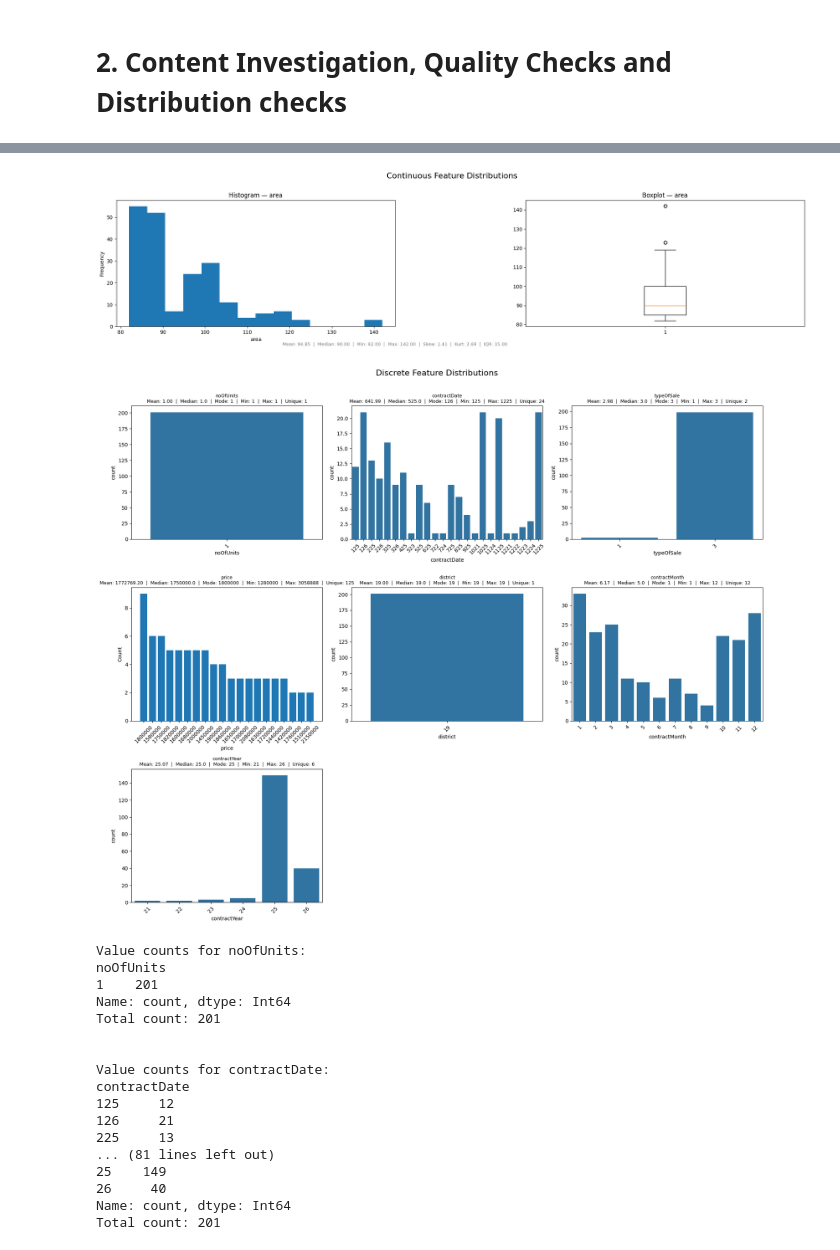
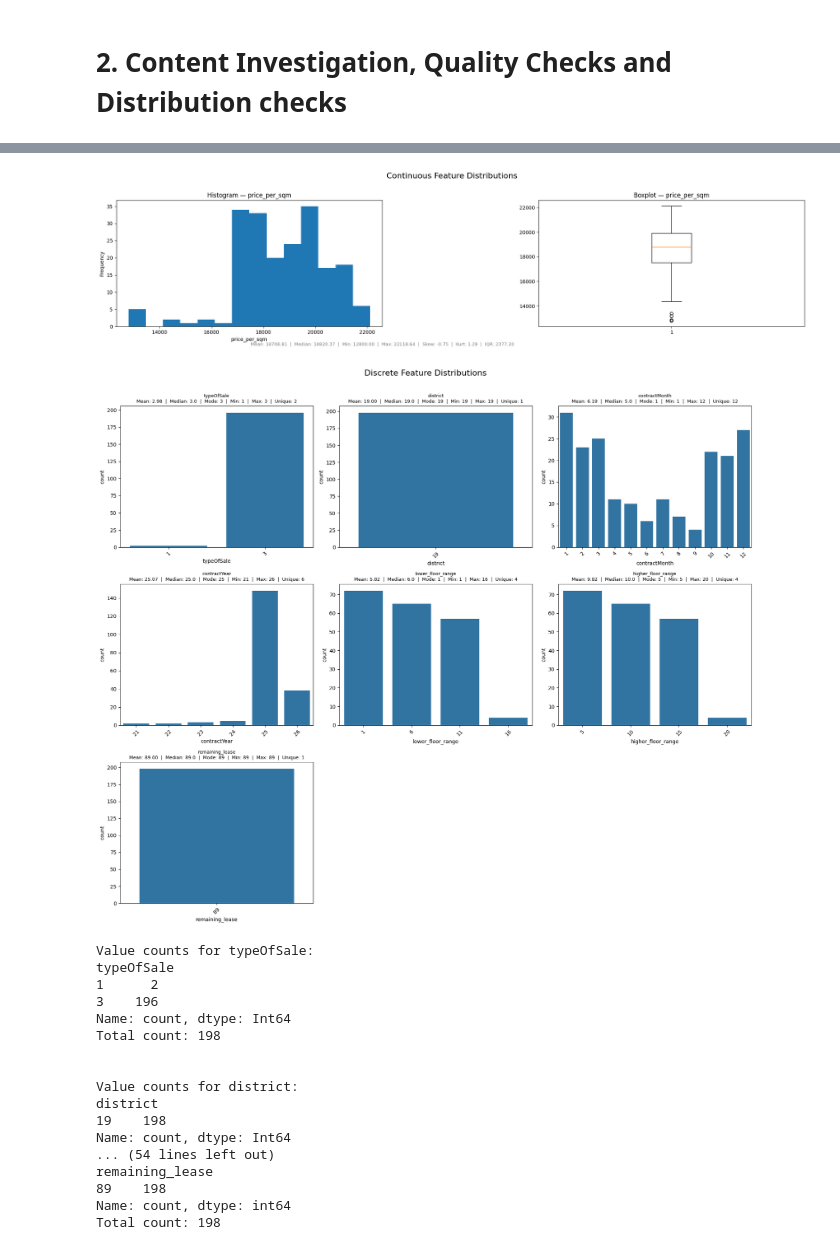
Before and after one commit to mohamed-ahshik/dsad_tech_assignment, a Jupyter notebook: notebook/eda.ipynb, the cells around one changed output, grey strips where cells are left out. Cells and saved outputs as stored; diff of their text form; code cells hidden in the pictures.

```diff
--- a/notebook/eda.ipynb
+++ b/notebook/eda.ipynb
@@ -344,0 +721,2 @@ Observation
+# %%
+df_ec = df_ec.drop(['project', 'tenure'], axis=1)
@@ -344,0 +855,21 @@ Observation
+# %%
+import json
+
+with open('/Users/user/Documents/dsad_tech_assignment/data/MasterPlan2025PlanningAreaBoundaryNoSea.geojson') as f:
+    gj = json.load(f)
+
+town_to_region = {
+    feat['properties']['PLN_AREA_N']: feat['properties']['REGION_N']
+    for feat in gj['features']
+    if feat['properties'].get('REGION_N')
+}
+
+df_ec['region'] = (
+    df_ec['town']
+    .map(town_to_region)
+    .str.replace(' REGION', '', regex=False)
+)
+
+print(f"Region coverage: {df_ec['region'].notna().sum()} / {len(df_ec)} rows mapped")
+print(f"Still NaN: {df_ec['region'].isna().sum()}")
+print(df_ec[['town', 'region']].drop_duplicates().sort_values('town').to_string())
@@ -346,0 +978,3 @@ Observation
+# %%
+# Drop columns: area, price, noOfUnits, and street from df_ec as per the observations above.
+df_ec = df_ec.drop(columns=['area', 'price', 'noOfUnits', 'street'])
@@ -361,10 +1056,10 @@ df_ec['contractYear']  = df_ec['contractYear'].astype('Int64')
 # %%
 # Split columns by dtype
-float_columns = [col for col in df_ec_column_list_updated if df_ec[col].dtype == 'float64']
-int_columns = [col for col in df_ec_column_list_updated if df_ec[col].dtype == 'Int64' ]
-str_columns = [col for col in df_ec_column_list_updated if df_ec[col].dtype == 'string']
+continous_columns = [col for col in df_ec_column_list_updated if df_ec[col].dtype == 'Float64']
+discrete_columns = [col for col in df_ec_column_list_updated if df_ec[col].dtype in ('Int64', 'int64')]
+categorical_columns = [col for col in df_ec_column_list_updated if df_ec[col].dtype == 'str']
 
-print("Float columns:", float_columns)
-print("Int columns:", int_columns)
-print("String columns:", str_columns)
+print("Continous columns:", continous_columns)
+print("Discrete columns:", discrete_columns)
+print("Categorical columns:", categorical_columns)
 # %% [output]
@@ -768,24 +1123,24 @@ Total count: 1869
 # %%
-plot_continuous_feature_distributions(df_lease_89, float_columns)
-plot_discrete_feature_distributions(df_lease_89, int_columns)
-plot_categorical_feature_countplots(df_lease_89, str_columns)
+plot_continuous_feature_distributions(df_lease_89, continous_columns)
+plot_discrete_feature_distributions(df_lease_89, discrete_columns)
+plot_categorical_feature_countplots(df_lease_89, categorical_columns)
 # %% [output]
-[figure, old version]
+[figure, new version]
-[figure, old version]
+[figure, new version]
-Value counts for noOfUnits:
-noOfUnits
-1    201
+Value counts for typeOfSale:
+typeOfSale
+1      2
+3    196
 Name: count, dtype: Int64
-Total count: 201
+Total count: 198
 
 
-Value counts for contractDate:
-contractDate
-125     12
-126     21
-225     13
-... (81 lines left out)
-25    149
-26     40
+Value counts for district:
+district
+19    198
 Name: count, dtype: Int64
-Total count: 201
+... (54 lines left out)
+remaining_lease
+89    198
+Name: count, dtype: int64
+Total count: 198
```
Also changed, not shown: parts of 76 cells of this notebook, 4 other files.
